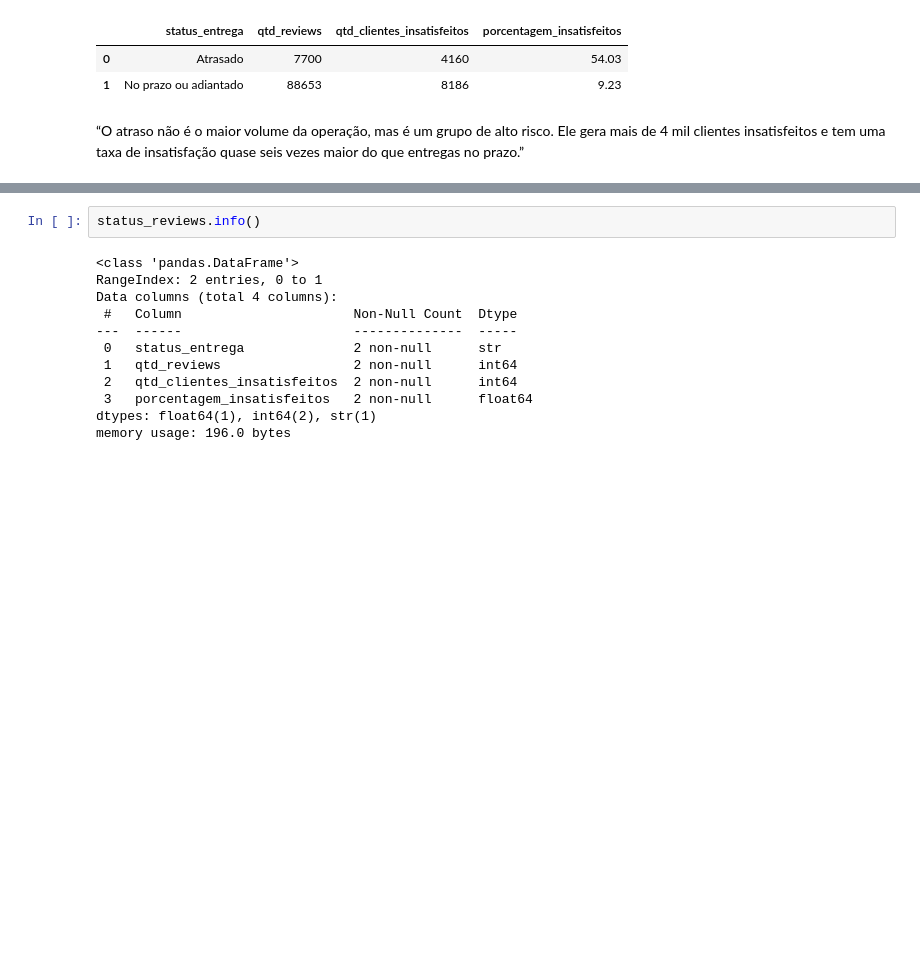
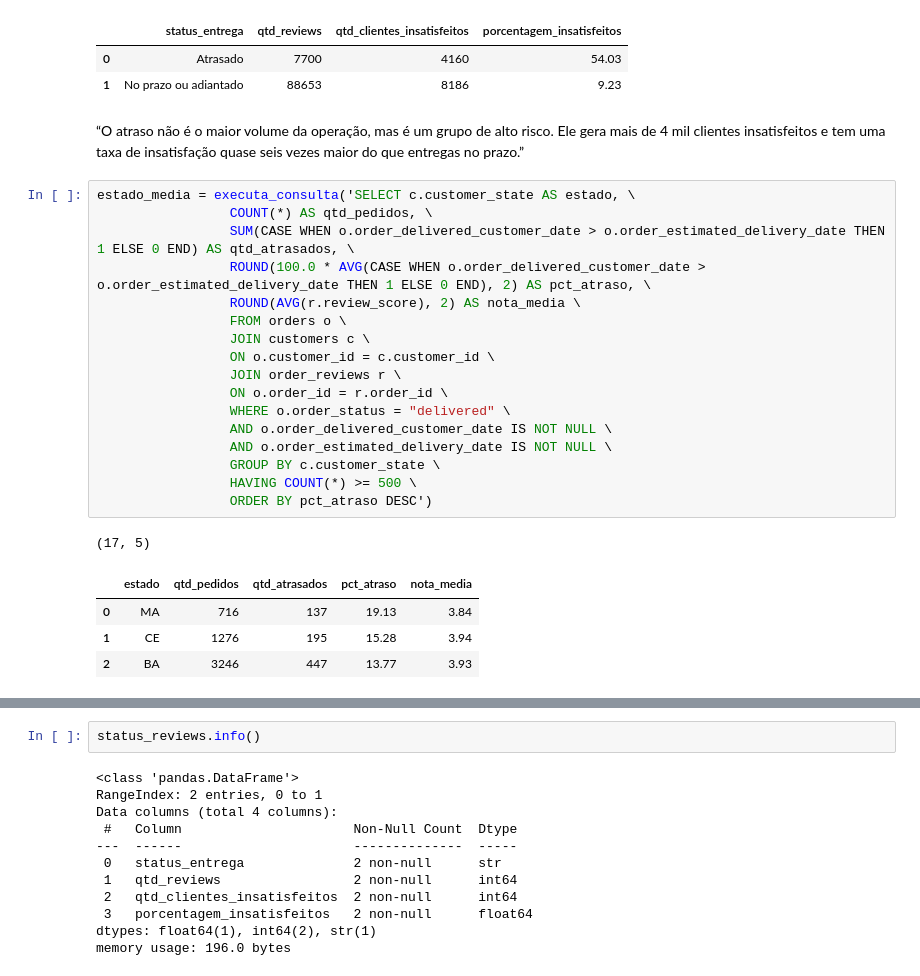
Before and after one commit to PauloViniciusR/SQL, a Jupyter notebook: Storytelling_sql/notebook/analise_base.ipynb, the cells around one changed output, grey strips where cells are left out. Cells and saved outputs as stored; diff of their text form; blank space fills up the shorter version.

```diff
--- a/Storytelling_sql/notebook/analise_base.ipynb
+++ b/Storytelling_sql/notebook/analise_base.ipynb
@@ -159,3 +159,26 @@ status_reviews = executa_consulta('SELECT CASE \
 | 1 | No prazo ou adiantado | 88653 | 8186 | 9.23 |
 # %% [markdown]
 “O atraso não é o maior volume da operação, mas é um grupo de alto risco. Ele gera mais de 4 mil clientes insatisfeitos e tem uma taxa de insatisfação quase seis vezes maior do que entregas no prazo.”
+# %%
+estado_media = executa_consulta('SELECT c.customer_state AS estado, \
+                 COUNT(*) AS qtd_pedidos, \
+                 SUM(CASE WHEN o.order_delivered_customer_date > o.order_estimated_delivery_date THEN 1 ELSE 0 END) AS qtd_atrasados, \
+                 ROUND(100.0 * AVG(CASE WHEN o.order_delivered_customer_date > o.order_estimated_delivery_date THEN 1 ELSE 0 END), 2) AS pct_atraso, \
+                 ROUND(AVG(r.review_score), 2) AS nota_media \
+                 FROM orders o \
+                 JOIN customers c \
+                 ON o.customer_id = c.customer_id \
+                 JOIN order_reviews r \
+                 ON o.order_id = r.order_id \
+                 WHERE o.order_status = "delivered" \
+                 AND o.order_delivered_customer_date IS NOT NULL \
+                 AND o.order_estimated_delivery_date IS NOT NULL \
+                 GROUP BY c.customer_state \
+                 HAVING COUNT(*) >= 500 \
+                 ORDER BY pct_atraso DESC')
+# %% [output]
+(17, 5)
+|  | estado | qtd_pedidos | qtd_atrasados | pct_atraso | nota_media |
+| 0 | MA | 716 | 137 | 19.13 | 3.84 |
+| 1 | CE | 1276 | 195 | 15.28 | 3.94 |
+| 2 | BA | 3246 | 447 | 13.77 | 3.93 |
```
Also changed, not shown: parts of 6 cells of this notebook.
